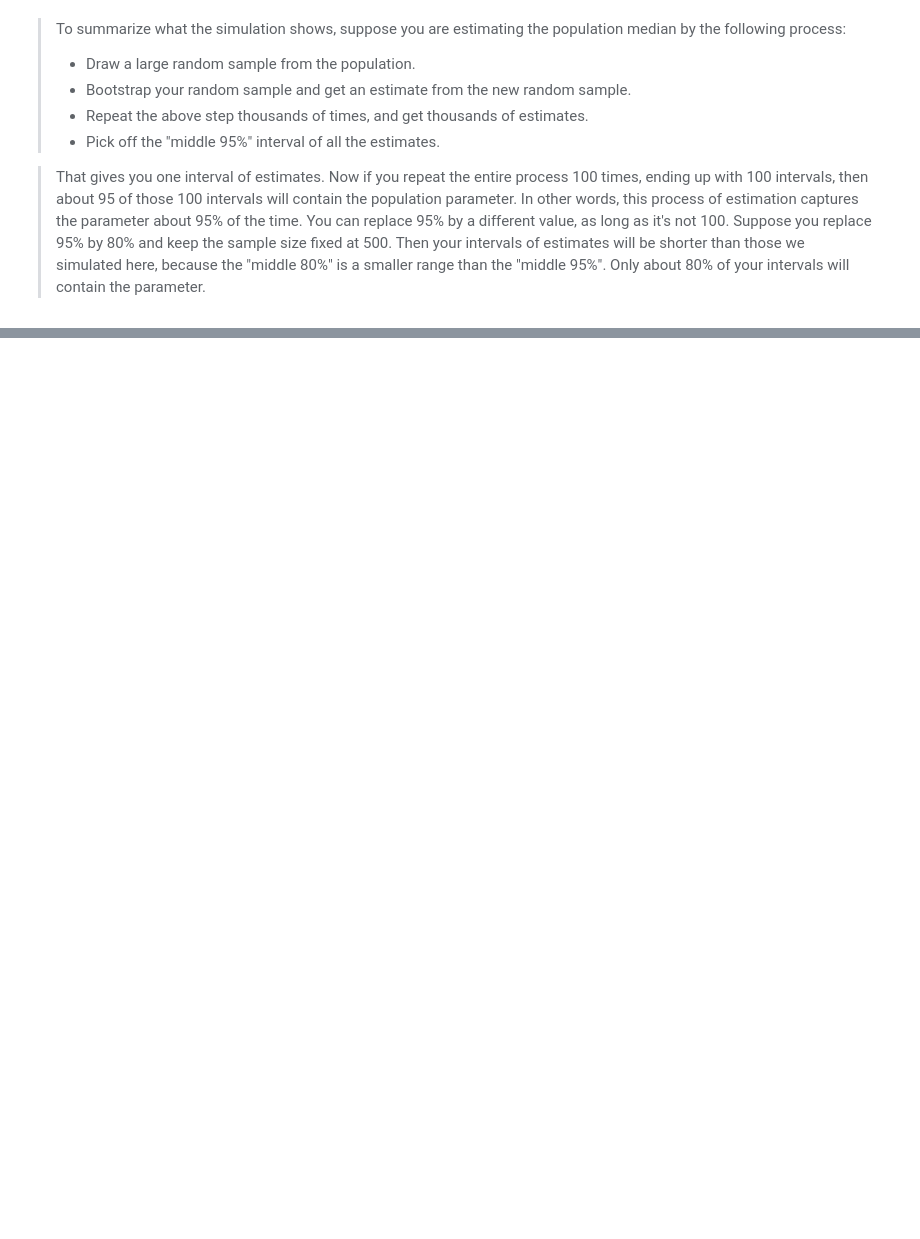
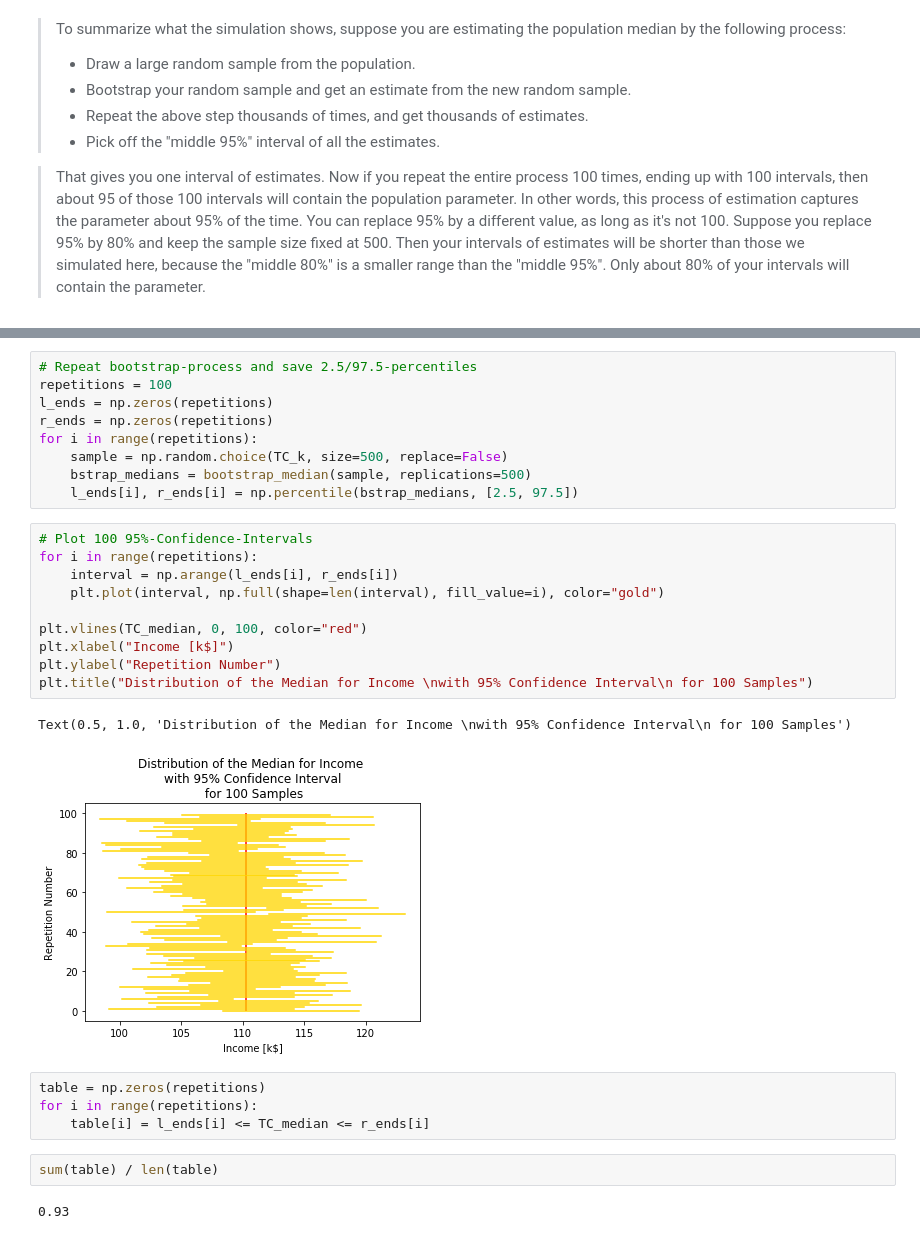
Before and after one commit to IsHaltEchtSo/LU_Stat, a Jupyter notebook: week2/week2_income_distribution-SF2015.ipynb, the cells around one changed output, grey strips where cells are left out. Saved outputs shown, nothing was run; the diff lists cells and outputs as text; blank space fills up the shorter version.

```diff
--- a/week2/week2_income_distribution-SF2015.ipynb
+++ b/week2/week2_income_distribution-SF2015.ipynb
@@ -276,0 +292,30 @@ plt.xlabel('Bootstrapped medians')
+# %%
+# Repeat bootstrap-process and save 2.5/97.5-percentiles
+repetitions = 100
+l_ends = np.zeros(repetitions)
+r_ends = np.zeros(repetitions)
+for i in range(repetitions):
+    sample = np.random.choice(TC_k, size=500, replace=False)
+    bstrap_medians = bootstrap_median(sample, replications=500)
+    l_ends[i], r_ends[i] = np.percentile(bstrap_medians, [2.5, 97.5])
+# %%
+# Plot 100 95%-Confidence-Intervals
+for i in range(repetitions):
+    interval = np.arange(l_ends[i], r_ends[i])
+    plt.plot(interval, np.full(shape=len(interval), fill_value=i), color="gold")
+
+plt.vlines(TC_median, 0, 100, color="red")
+plt.xlabel("Income [k$]")
+plt.ylabel("Repetition Number")
+plt.title("Distribution of the Median for Income \nwith 95% Confidence Interval\n for 100 Samples")
+# %% [output]
+Text(0.5, 1.0, 'Distribution of the Median for Income \nwith 95% Confidence Interval\n for 100 Samples')
+[figure, added]
+# %%
+table = np.zeros(repetitions)
+for i in range(repetitions):
+    table[i] = l_ends[i] <= TC_median <= r_ends[i]
+# %%
+sum(table) / len(table)
+# %% [output]
+0.93
```
Also changed, not shown: parts of 6 cells of this notebook.
